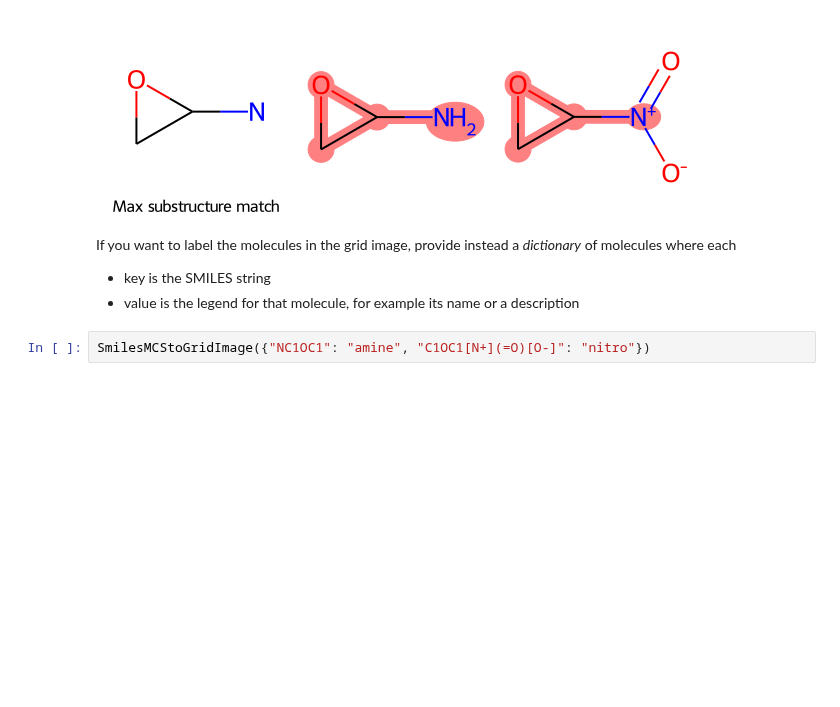
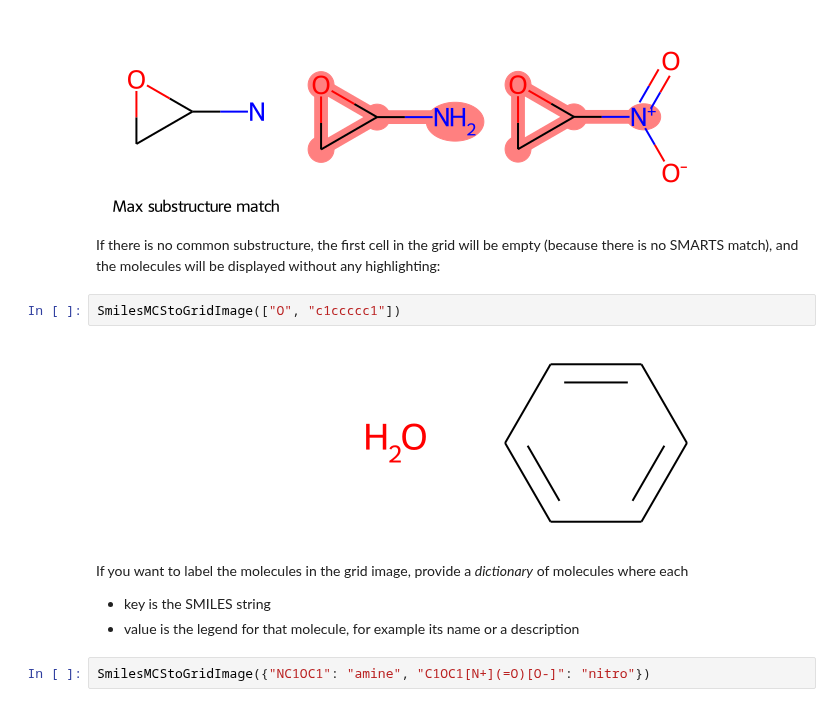
Before and after one commit to bertiewooster/RDKit-playing, a Jupyter notebook: SmilesMCStoGridImage.ipynb, the cells around one changed output. Cells and saved outputs as stored; diff of their text form; blank space fills up the shorter version.

Commit message:
Explain: blank cell if no common substructure

```diff
--- a/SmilesMCStoGridImage.ipynb
+++ b/SmilesMCStoGridImage.ipynb
@@ -64,8 +64,14 @@ All you have to provide to `SmilesMCStoGridImage` is a lis of SMILES strings, an
 SmilesMCStoGridImage(["NC1OC1", "C1OC1[N+](=O)[O-]"])
 # %% [output]
 [figure]
+# %% [markdown]
+If there is no common substructure, the first cell in the grid will be empty (because there is no SMARTS match), and the molecules will be displayed without any highlighting:
+# %%
+SmilesMCStoGridImage(["O", "c1ccccc1"])
+# %% [output]
+[figure, added]
 # %% [markdown]
-If you want to label the molecules in the grid image, provide instead a *dictionary* of molecules where each
+If you want to label the molecules in the grid image, provide a *dictionary* of molecules where each
 - key is the SMILES string
 - value is the legend for that molecule, for example its name or a description
 # %%
```
Also changed, not shown: parts of 8 cells of this notebook.
